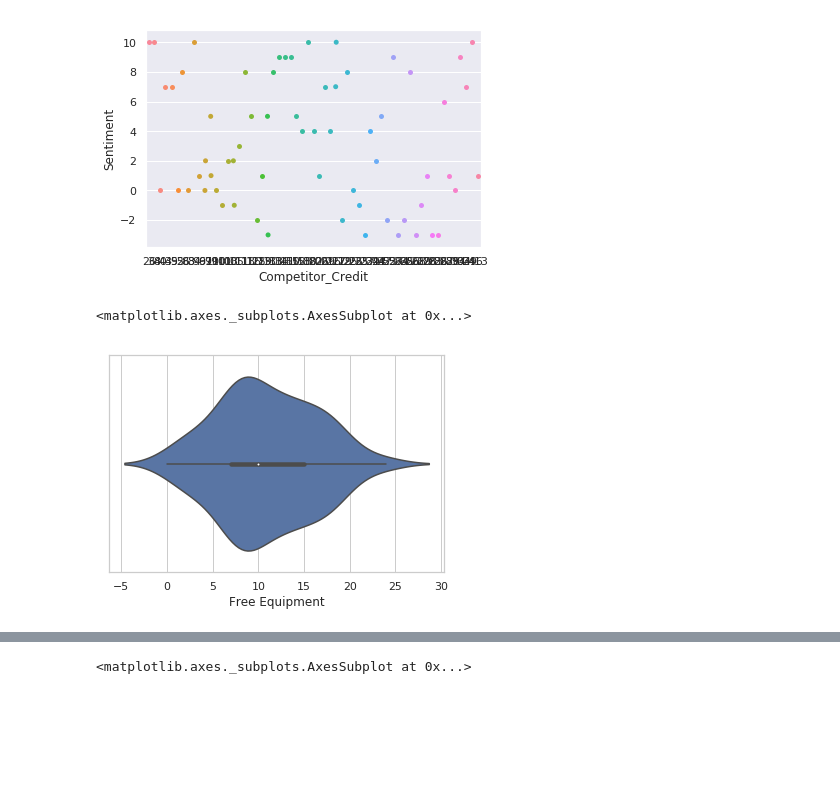
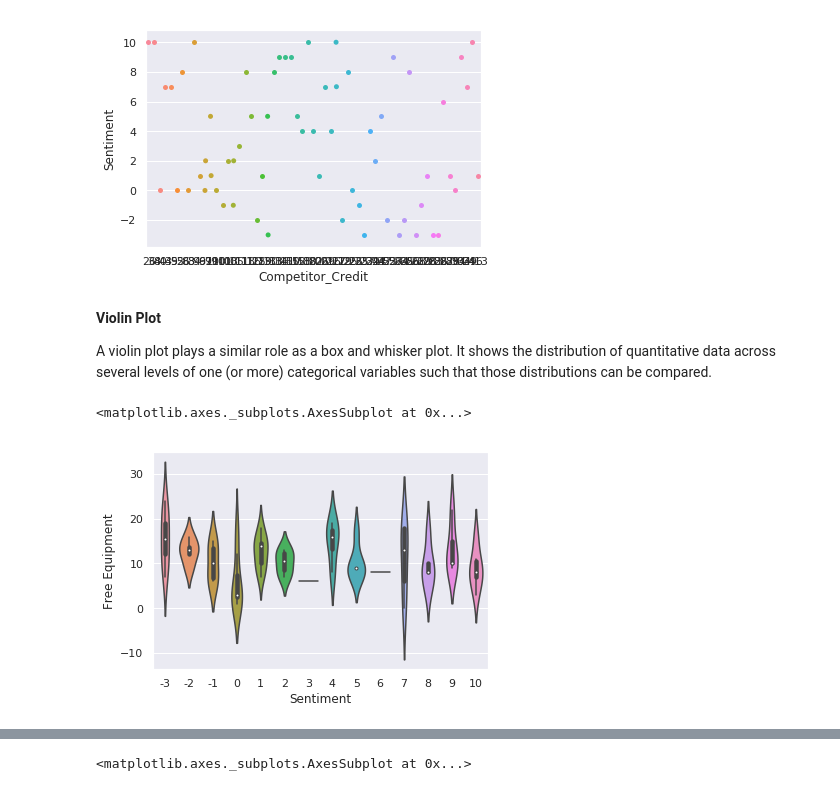
Before and after one commit to skappal7/Data-Science-Projects-Prototypes, a Jupyter notebook: Visualizations.ipynb, the cells around one changed output, grey strips where cells are left out. Cells and saved outputs as stored; diff of their text form; code cells hidden in the pictures; blank space fills up the shorter version.

```diff
--- a/Visualizations.ipynb
+++ b/Visualizations.ipynb
@@ -26,3 +24,0 @@ Saving data.csv to data (1).csv
-# %%
-import io
-df = pd.read_csv(io.BytesIO(uploaded['data.csv']))
@@ -81,8 +94,12 @@ sns.set(style ="darkgrid")
 ax = sns.stripplot(x = 'Competitor_Credit', y = 'Sentiment', data = df)
 # %% [output]
 [figure]
+# %% [markdown]
+**Violin Plot**
+
+A violin plot plays a similar role as a box and whisker plot. It shows the distribution of quantitative data across several levels of one (or more) categorical variables such that those distributions can be compared.
 # %%
-sns.violinplot(x="Free Equipment",data=df)
+sns.violinplot(x="Sentiment",y="Free Equipment",data=df)
 # %% [output]
 <matplotlib.axes._subplots.AxesSubplot at 0x...>
-[figure, old version]
+[figure, new version]
```
Also changed, not shown: parts of 25 cells of this notebook.
